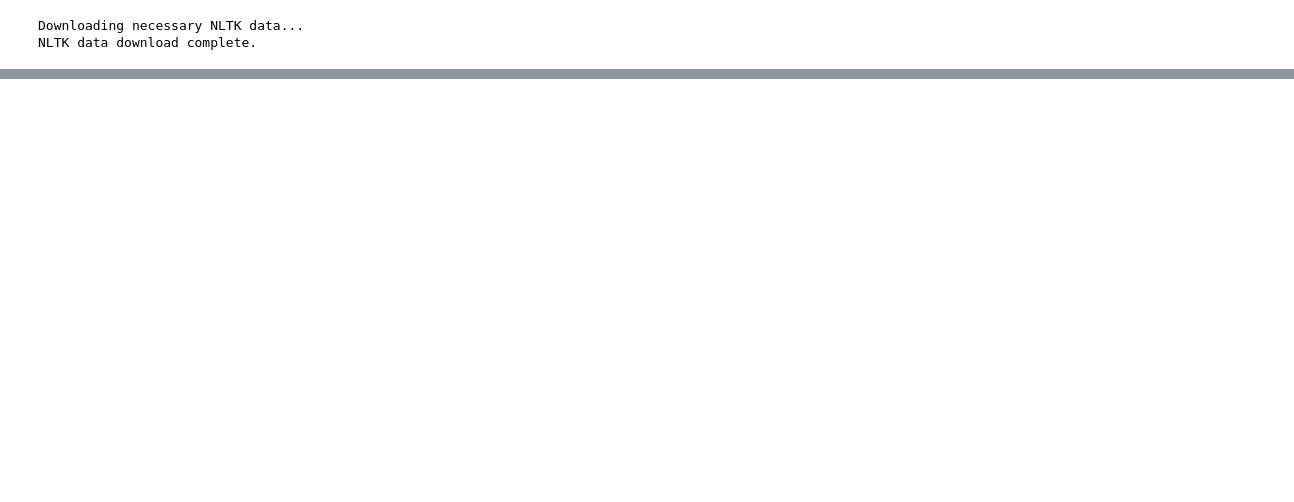
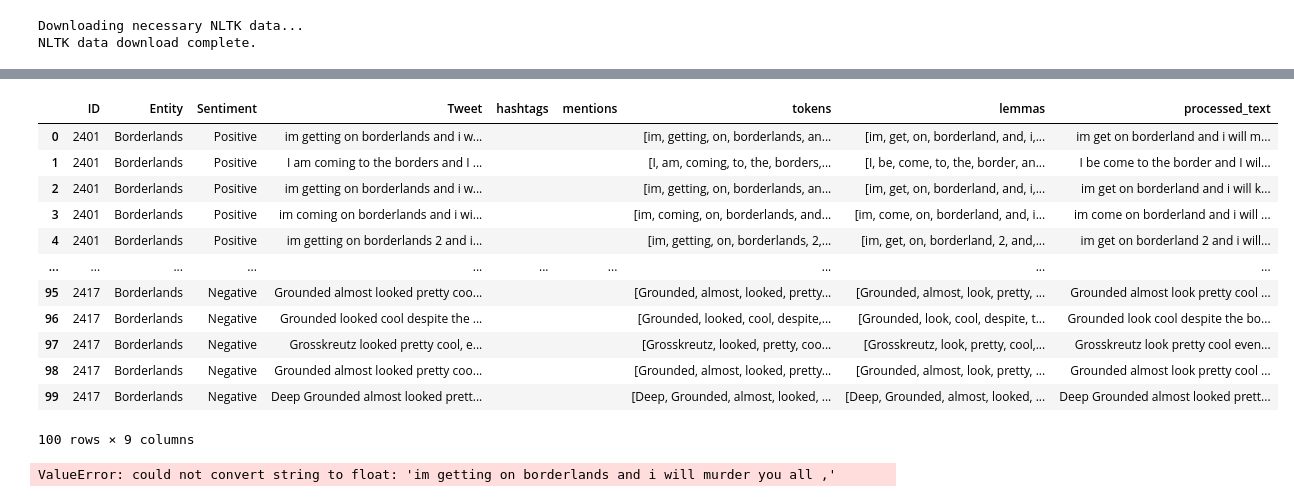
Before and after one commit to amirahSalah/Team-Route, a Jupyter notebook: notebooks/AI_GP_EDA_and_preprocessing.ipynb, the cells around one changed output, grey strips where cells are left out. Cells and saved outputs as stored; diff of their text form; code cells hidden in the pictures; blank space fills up the shorter version.

```diff
--- a/notebooks/AI_GP_EDA_and_preprocessing.ipynb
+++ b/notebooks/AI_GP_EDA_and_preprocessing.ipynb
@@ -27,11 +40,0 @@ lemmatizer = WordNetLemmatizer()
-# %%
-def load_data(data_path='../data/twitter_training.csv', text_column='Tweet'):
-    """Loads the dataset and prepares the DataFrame."""
-    try:
-        df = pd.read_csv(data_path, header=None, encoding='latin1')
-        df.columns = ['ID', 'Entity', 'Sentiment', text_column]
-        df = df.dropna(subset=[text_column]).reset_index(drop=True)
-        return df
-    except FileNotFoundError:
-        print(f"Error: Data file not found at {data_path}.")
-        return None
@@ -81,24 +40,0 @@ def lemmatize_tokens(tokens):
-# %%
-def preprocess_data(df, text_column='Tweet'):
-    df[text_column] = df[text_column].fillna('')
-
-    df['hashtags'], df['mentions'] = zip(*df[text_column].apply(extract_features))
-
-    df['tokens'] = df[text_column].apply(clean_and_tokenize)
-
-    df['lemmas'] = df['tokens'].apply(lemmatize_tokens)
-
-    df['processed_text'] = df['lemmas'].apply(lambda x: ' '.join(x))
-
-    return df
-# %%
-def vectorize_data(df, text_column='processed_text'):
-
-    tfidf_vectorizer = TfidfVectorizer(sublinear_tf=True)
-
-    tfidf_matrix = tfidf_vectorizer.fit_transform(df[text_column])
-
-    feature_names = tfidf_vectorizer.get_feature_names_out()
-    tfidf_df = pd.DataFrame(tfidf_matrix.toarray(), columns=feature_names)
-
-    return tfidf_df, tfidf_vectorizer
@@ -148,0 +119,16 @@ Error:
+# %%
+processed_df
+# %% [output]
+|  | ID | Entity | Sentiment | Tweet | hashtags | mentions | tokens | lemmas | processed_text |
+| 0 | 2401 | Borderlands | Positive | im getting on borderlands and i w... |  |  | [im, getting, on, borderlands, an... | [im, get, on, borderland, and, i,... | im get on borderland and i will m... |
+| 1 | 2401 | Borderlands | Positive | I am coming to the borders and I ... |  |  | [I, am, coming, to, the, borders,... | [I, be, come, to, the, border, an... | I be come to the border and I wil... |
+| 2 | 2401 | Borderlands | Positive | im getting on borderlands and i w... |  |  | [im, getting, on, borderlands, an... | [im, get, on, borderland, and, i,... | im get on borderland and i will k... |
+| 3 | 2401 | Borderlands | Positive | im coming on borderlands and i wi... |  |  | [im, coming, on, borderlands, and... | [im, come, on, borderland, and, i... | im come on borderland and i will ... |
+| 4 | 2401 | Borderlands | Positive | im getting on borderlands 2 and i... |  |  | [im, getting, on, borderlands, 2,... | [im, get, on, borderland, 2, and,... | im get on borderland 2 and i will... |
+| ... | ... | ... | ... | ... | ... | ... | ... | ... | ... |
+| 95 | 2417 | Borderlands | Negative | Grounded almost looked pretty coo... |  |  | [Grounded, almost, looked, pretty... | [Grounded, almost, look, pretty, ... | Grounded almost look pretty cool ... |
+| 96 | 2417 | Borderlands | Negative | Grounded looked cool despite the ... |  |  | [Grounded, looked, cool, despite,... | [Grounded, look, cool, despite, t... | Grounded look cool despite the bo... |
+| 97 | 2417 | Borderlands | Negative | Grosskreutz looked pretty cool, e... |  |  | [Grosskreutz, looked, pretty, coo... | [Grosskreutz, look, pretty, cool,... | Grosskreutz look pretty cool even... |
+| 98 | 2417 | Borderlands | Negative | Grounded almost looked pretty coo... |  |  | [Grounded, almost, looked, pretty... | [Grounded, almost, look, pretty, ... | Grounded almost look pretty cool ... |
+| 99 | 2417 | Borderlands | Negative | Deep Grounded almost looked prett... |  |  | [Deep, Grounded, almost, looked, ... | [Deep, Grounded, almost, looked, ... | Deep Grounded almost looked prett... |
+100 rows × 9 columns
@@ -151,9 +139,8 @@ import pandas as pd
 import seaborn as sns
 import matplotlib.pyplot as plt
 
-features = ['age', 'height', 'weight', 'ap_hi', 'ap_lo', 'cholesterol', 'gluc',
-            'smoke', 'alco', 'active', 'gender', 'cardio']
-corr_matrix = df_clean[features].corr()
+features = ['Tweet', 'hashtags', 'mentions', 'tokens', 'lemmas','processed_text']
+corr_matrix = processed_df[features].corr()
 
 plt.figure(figsize=(12, 10))
 sns.heatmap(corr_matrix,
@@ -164,11 +151,13 @@ sns.heatmap(corr_matrix,
             square=True,
             linewidths=.5,
             linecolor='black')
-plt.title('Correlation Matrix of Clinical Features and Cardiovascular Disease')
+plt.title('Correlation Matrix of Tweets Features and Sentiment')
 plt.show()
 
-print("\nCorrelation with Cardiovascular Disease (cardio):")
-print(corr_matrix['cardio'].sort_values(ascending=False))
+print("\nCorrelation with Sentiment:")
+print(corr_matrix['Sentiment'].sort_values(ascending=False))
+# %% [output]
+ValueError: could not convert string to float: 'im getting on borderlands and i will murder you all ,'
 # %%
 import zipfile
 import os
```
Also changed, not shown: parts of 13 cells of this notebook, 4 other files.
